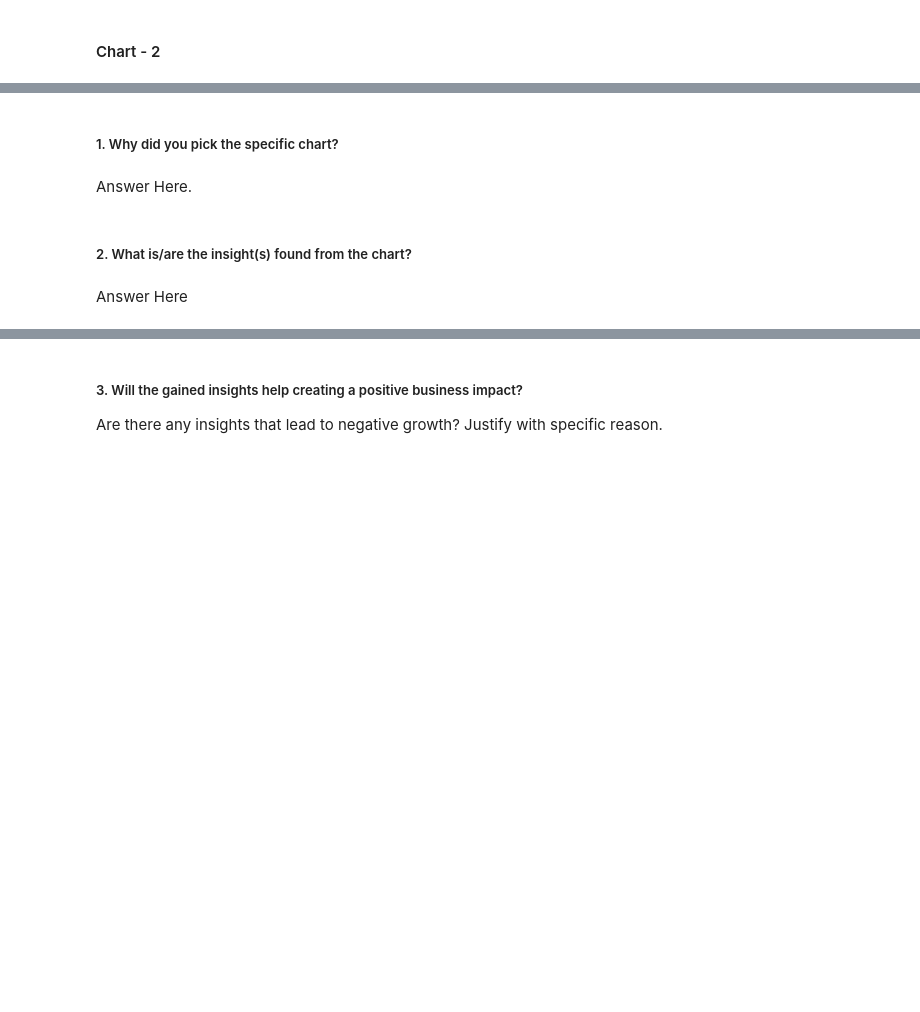
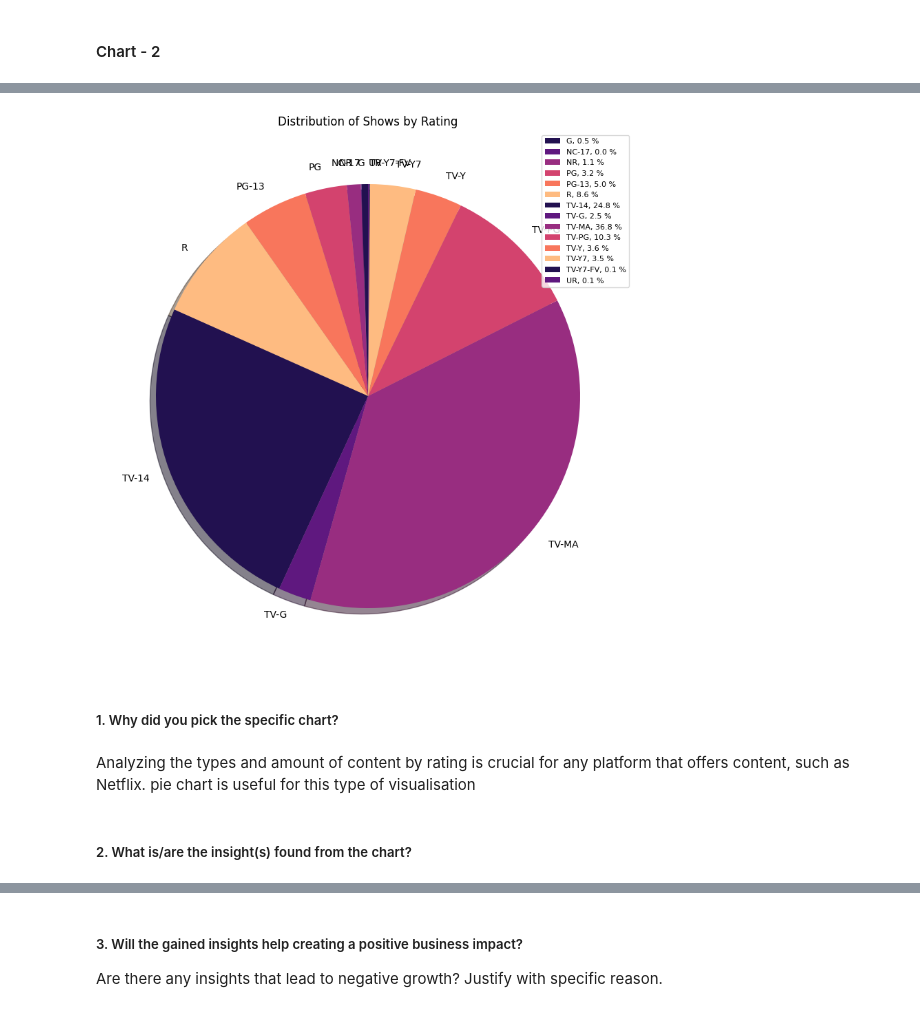
Before and after one commit to shyamsgadekar/Netflix-Movies-And-TV-Shows-Clustering, a Jupyter notebook: Netflix_Movies&TV_Shows_Clustering_shyam_gadekar.ipynb, the cells around one changed output, grey strips where cells are left out. Saved outputs shown, nothing was run; the diff lists cells and outputs as text; code cells hidden in the pictures; blank space fills up the shorter version.

```diff
--- a/Netflix_Movies&TV_Shows_Clustering_shyam_gadekar.ipynb
+++ b/Netflix_Movies&TV_Shows_Clustering_shyam_gadekar.ipynb
@@ -377,3 +497,5 @@ Answer Here
 #### Chart - 2
 # %%
 # Chart - 2 visualization code
+df_rating = dt.groupby(['rating'])['show_id'].count().reset_index()
+df_rating
@@ -380,8 +518,25 @@ Answer Here
+# %%
+# Extract values for labels and sizes from DataFrame
+labels = df_rating['rating'].values
+sizes = df_rating['show_id'].values
+
+#colors for the chart
+colors = sns.color_palette('magma')[0:14]
+
+# Creating the pie chart
+plt.figure(figsize=(10, 10))
+plt.pie(sizes, labels=labels, colors=colors, startangle=90, autopct='', shadow=True)
+
+# Adding a title and legend
+plt.title('Distribution of Shows by Rating')
+plt.legend(labels=['%s, %1.1f %%' % (l, (float(s) / sum(sizes)) * 100) for l, s in zip(labels, sizes)], loc='upper right', fontsize=8)
+
+plt.show()
+# %% [output]
+[figure, added]
 # %% [markdown]
 ##### 1. Why did you pick the specific chart?
-# %% [markdown]
-Answer Here.
+# %% [markdown]
+Analyzing the types and amount of content by rating is crucial for any platform that offers content, such as Netflix.  pie chart is useful for this type of visualisation
 # %% [markdown]
 ##### 2. What is/are the insight(s) found from the chart?
-# %% [markdown]
-Answer Here
```
Also changed, not shown: parts of 42 cells of this notebook.
